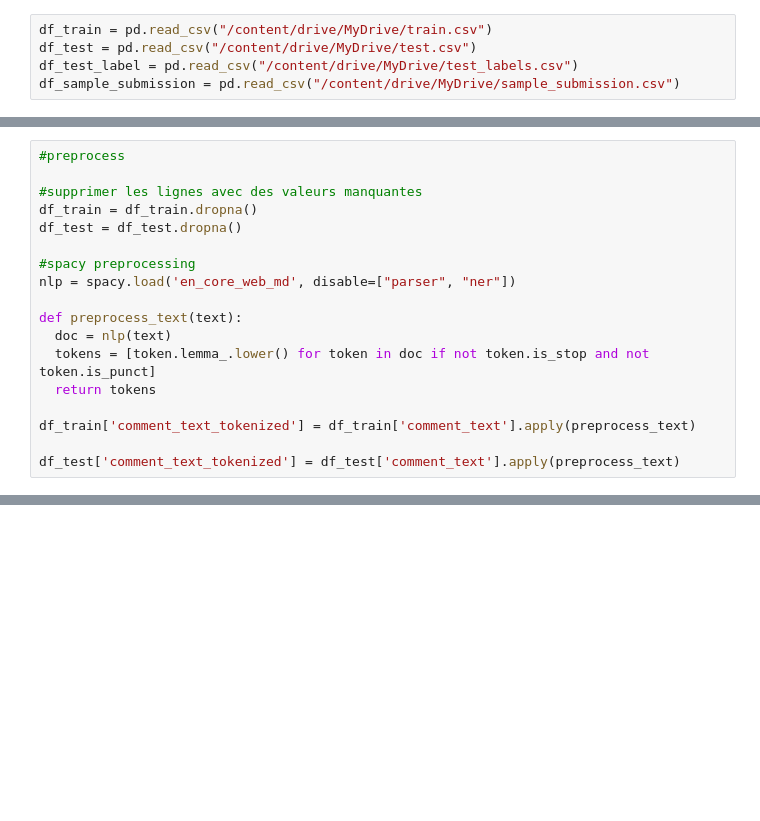
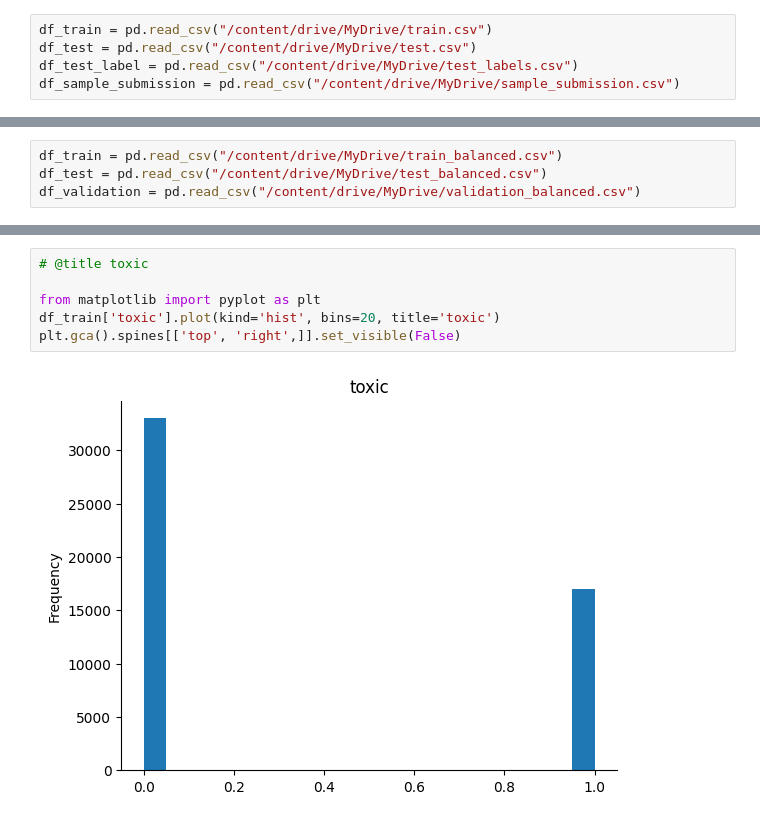
Before and after one commit to kakao95490/ToxicDetector, a Jupyter notebook: Data_Preprocess.ipynb, the cells around one changed output, grey strips where cells are left out. Drawn from its saved outputs; the diff is of its cells as text; blank space fills up the shorter version.

Commit message:
dadata preprocessed

```diff
--- a/Data_Preprocess.ipynb
+++ b/Data_Preprocess.ipynb
@@ -79,18 +232,0 @@ Test after:  (26090, 8)
-# %%
-#preprocess
-
-#supprimer les lignes avec des valeurs manquantes
-df_train = df_train.dropna()
-df_test = df_test.dropna()
-
-#spacy preprocessing
-nlp = spacy.load('en_core_web_md', disable=["parser", "ner"])
-
-def preprocess_text(text):
-  doc = nlp(text)
-  tokens = [token.lemma_.lower() for token in doc if not token.is_stop and not token.is_punct]
-  return tokens
-
-df_train['comment_text_tokenized'] = df_train['comment_text'].apply(preprocess_text)
-
-df_test['comment_text_tokenized'] = df_test['comment_text'].apply(preprocess_text)
@@ -96,0 +245,4 @@ df_test['comment_text_tokenized'] = df_test['comment_text'].apply(preprocess_tex
+# %%
+df_train = pd.read_csv("/content/drive/MyDrive/train_balanced.csv")
+df_test = pd.read_csv("/content/drive/MyDrive/test_balanced.csv")
+df_validation = pd.read_csv("/content/drive/MyDrive/validation_balanced.csv")
@@ -96,0 +299,8 @@ df_test['comment_text_tokenized'] = df_test['comment_text'].apply(preprocess_tex
+# %%
+# @title toxic
+
+from matplotlib import pyplot as plt
+df_train['toxic'].plot(kind='hist', bins=20, title='toxic')
+plt.gca().spines[['top', 'right',]].set_visible(False)
+# %% [output]
+[figure, added]
```
Also changed, not shown: parts of 29 cells of this notebook, 4 other files.
